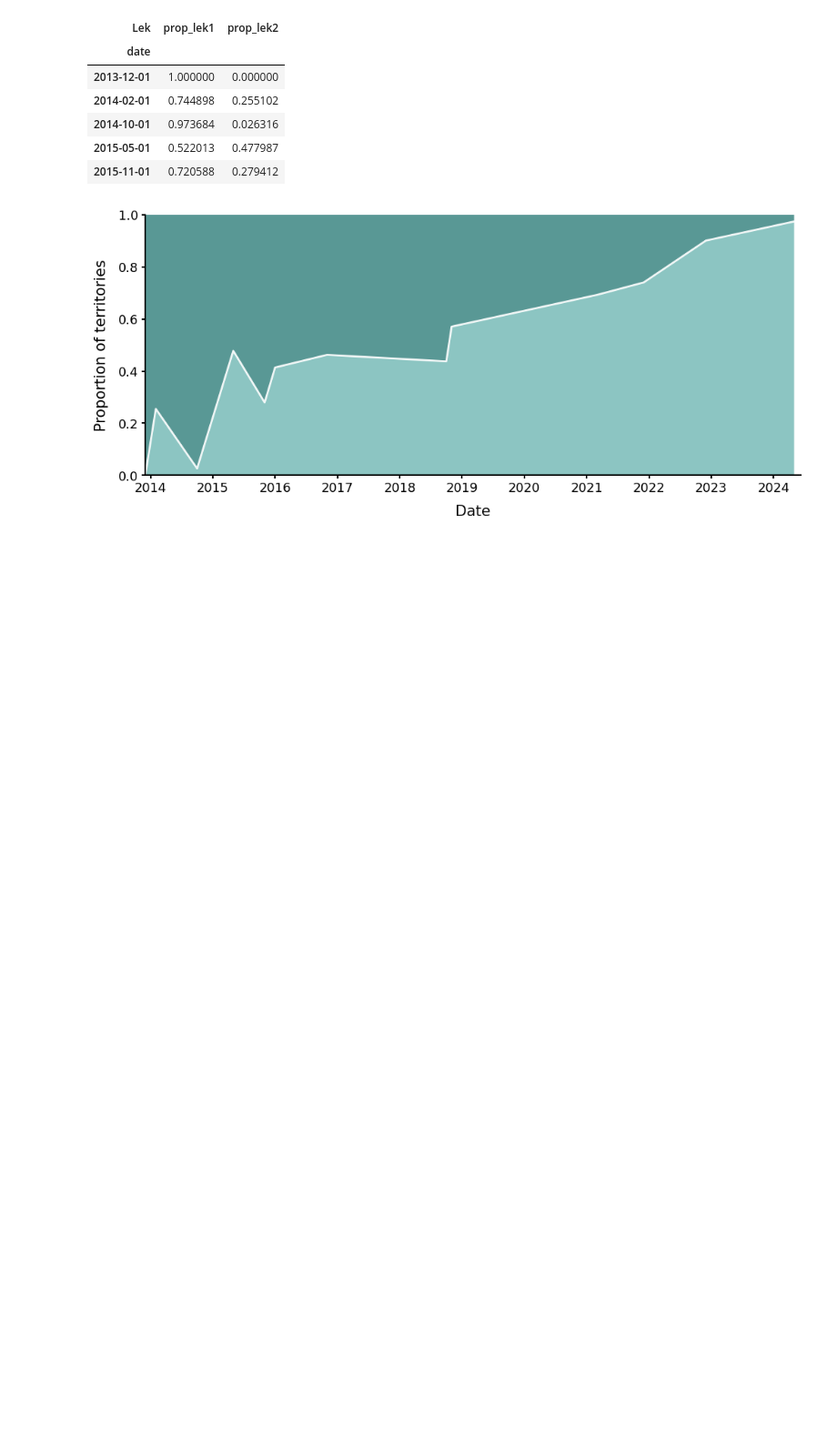
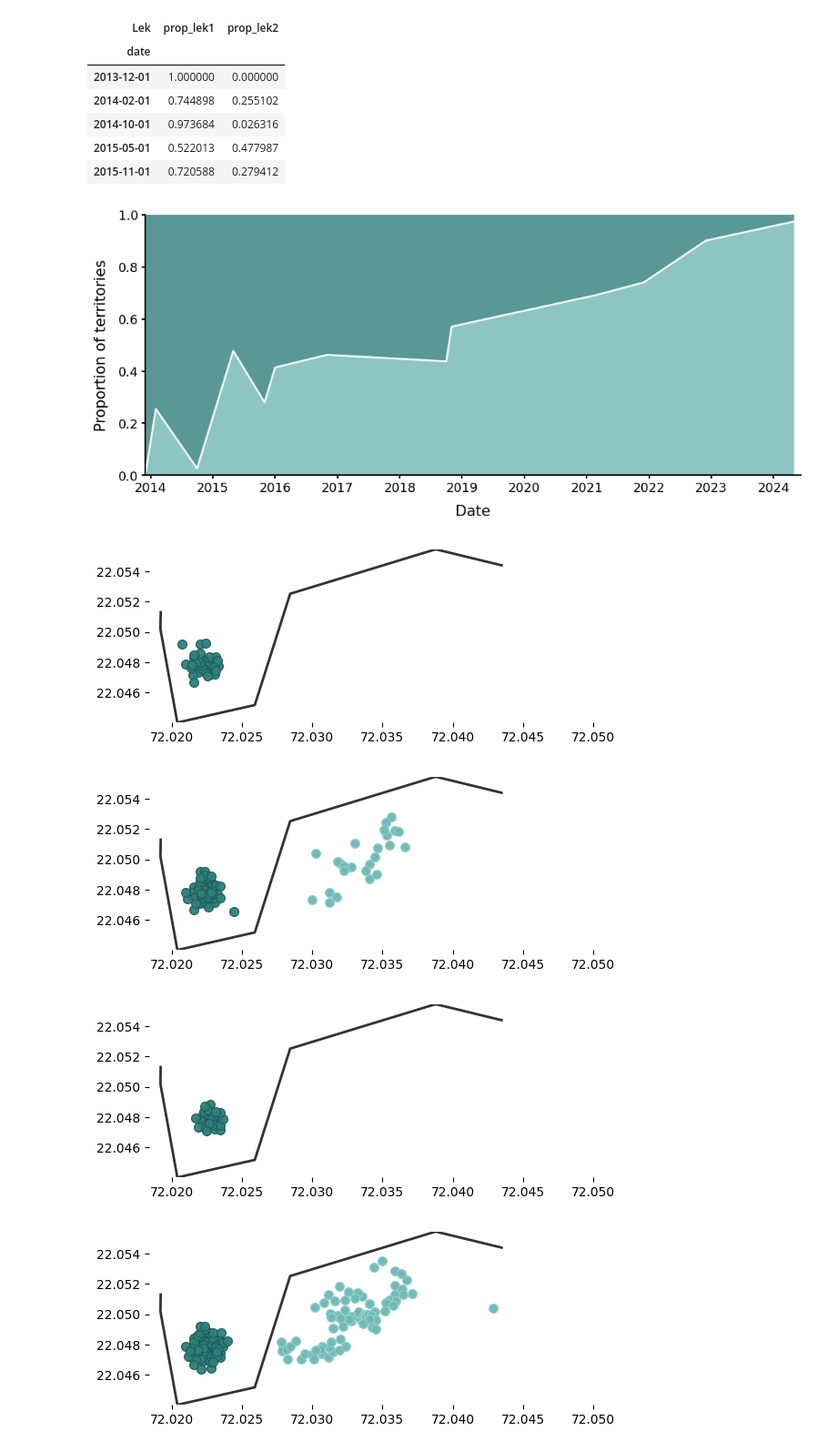
Before and after one commit to ruthviksp/territory_geometry, a Jupyter notebook: plot_lek_transition.ipynb, the cells around one changed output. Shown at 91% size. Saved outputs shown, nothing was run; the diff lists cells and outputs as text; code cells hidden in the pictures; blank space fills up the shorter version.

```diff
--- a/plot_lek_transition.ipynb
+++ b/plot_lek_transition.ipynb
@@ -44,17 +46,12 @@ point_cols = {'Velavadar Lek 1': '#1F5F5B', 'Velavadar Lek 2': '#8FD0CC'}
 
 fig, ax = plt.subplots(figsize=(12, 4.8))
 
-# Stacked areas (Lek 1 + Lek 2)
-ax.stackplot(
-    wide.index,
-    wide["prop_lek2"].values,
-    wide["prop_lek1"].values,
-    colors=[fill_cols["Velavadar Lek 2"], fill_cols["Velavadar Lek 1"]],
-    alpha=0.80
-)
+## Stacked areas
+ax.stackplot(wide.index, wide['prop_lek2'].values, wide['prop_lek1'].values,
+             colors=[fill_cols['Velavadar Lek 2'], fill_cols['Velavadar Lek 1']], alpha=0.8)
 
-# Boundary between the two areas (i.e., prop_lek1)
-ax.plot(wide.index, wide["prop_lek2"], color="#FFFFFF", linewidth=2, alpha=0.9)
+# Boundary between the two areas
+ax.plot(wide.index, wide['prop_lek2'], color='#FFFFFF', linewidth=2, alpha=0.9)
 
 # Match your figure styling
 ax.spines['top'].set_visible(False)
@@ -65,11 +62,6 @@ ax.spines['bottom'].set_linewidth(1.5)
 ax.tick_params(axis='both', which='major', labelsize=13, width=1.5)
 ax.set_xlabel('Date', fontsize=15, labelpad=10)
 ax.set_ylabel('Proportion of territories', fontsize=15, labelpad=10)
-ax.set_ylim(-0.02, 1.02)
-
-# Direct labels at right edge (so no legend needed)
-x_last = wide.index.max()
-x_pad = pd.Timedelta(days=40)
 ax.set_xlim(wide.index.min(), x_last + x_pad)
 ax.set_ylim(0,1)
 
@@ -83,0 +189,41 @@ data_dirs = sorted([p for p in base_dir.glob("*_COORDINATES") if p.is_dir()])
+# %%
+## One figure per date (saved to output/territories_<DATE>.png)
+
+outdir = Path('output')
+outdir.mkdir(exist_ok=True, parents=True)
+
+for rec in date_records:
+    fig, ax = plt.subplots(figsize=(6, 6))
+
+    if roads_gdf is not None and not roads_gdf.empty:
+        roads_gdf.plot(ax=ax, linewidth=2, color='#000000', alpha=0.8, zorder=1)
+
+    if rec['lek1'] is not None and len(rec['lek1']) > 0:
+        ax.scatter(rec['lek1']['longitude'], rec['lek1']['latitude'],
+                   s=50, facecolor=lek1_face, edgecolor=lek1_edge,
+                   linewidth=0.9, alpha=0.95, zorder=3, label='Lek 1')
+
+    if rec['lek2'] is not None and len(rec['lek2']) > 0:
+        ax.scatter(rec['lek2']['longitude'], rec['lek2']['latitude'],
+                   s=50, facecolor=lek2_face, edgecolor=lek2_edge,
+                   linewidth=0.9, alpha=0.95, zorder=4, label='Lek 2')
+
+    n1 = 0 if rec['lek1'] is None else len(rec['lek1'])
+    n2 = 0 if rec['lek2'] is None else len(rec['lek2'])
+
+    ax.set_xlim(*xlim)
+    ax.set_ylim(*ylim)
+
+    ax.spines['top'].set_visible(False)
+    ax.spines['bottom'].set_visible(False)
+    ax.spines['left'].set_visible(False)
+    ax.spines['right'].set_visible(False)
+
+    fig.tight_layout()
+    fig.savefig(outdir/f"territories_{rec['date_label']}.png", dpi=300)
+    plt.show()
+# %% [output]
+[figure, added]
+[figure, added]
+[figure, added]
+[figure, added]
```
Also changed, not shown: parts of 7 cells of this notebook.
